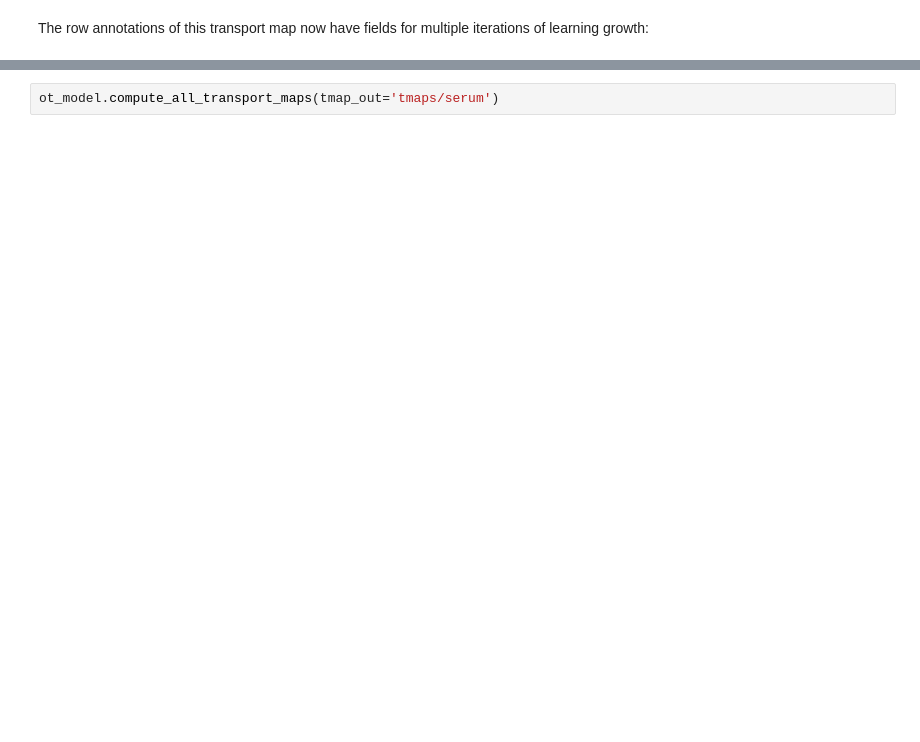
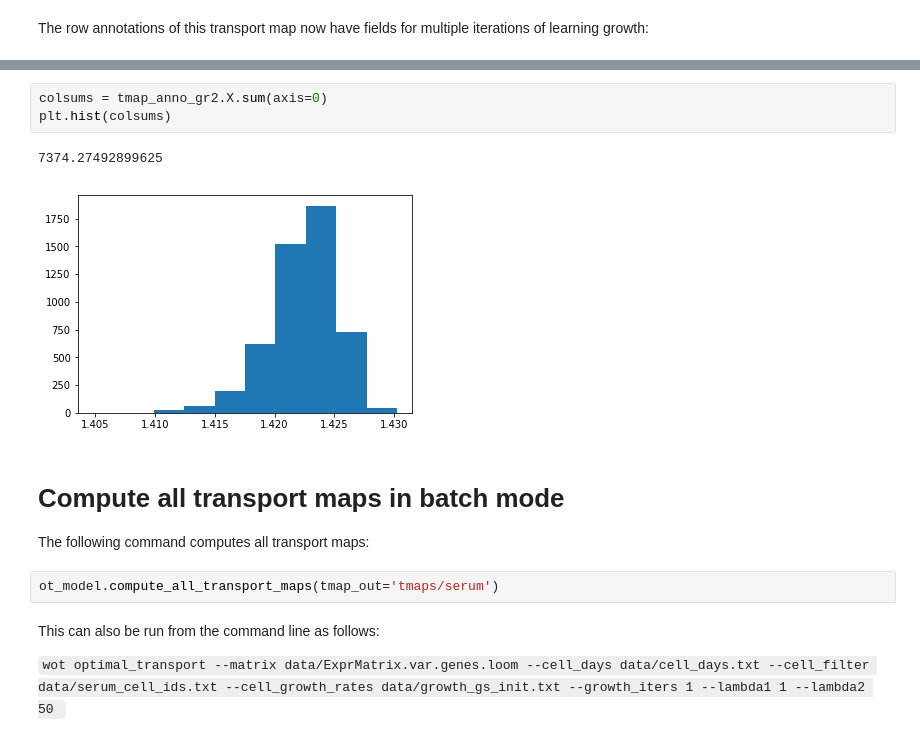
Before and after one commit to broadinstitute/wot, a Jupyter notebook: notebooks/Notebook-2-compute-transport-maps.ipynb, the cells around one changed output, grey strips where cells are left out. Drawn from its saved outputs; the diff is of its cells as text; blank space fills up the shorter version.

```diff
--- a/notebooks/Notebook-2-compute-transport-maps.ipynb
+++ b/notebooks/Notebook-2-compute-transport-maps.ipynb
@@ -195,2 +199,16 @@ Compute all transport maps
+# %%
+colsums = tmap_anno_gr2.X.sum(axis=0)
+plt.hist(colsums)
+# %% [output]
+7374.27492899625
+[figure, added]
+# %% [markdown]
+# Compute all transport maps in batch mode
+
+The following command computes all transport maps:
 # %%
 ot_model.compute_all_transport_maps(tmap_out='tmaps/serum')
+# %% [markdown]
+This can also be run from the command line as follows:
+
+`wot optimal_transport --matrix data/ExprMatrix.var.genes.loom --cell_days data/cell_days.txt --cell_filter data/serum_cell_ids.txt --cell_growth_rates data/growth_gs_init.txt --growth_iters 1 --lambda1 1 --lambda2 50 `
```
Also changed, not shown: parts of 4 cells of this notebook.
